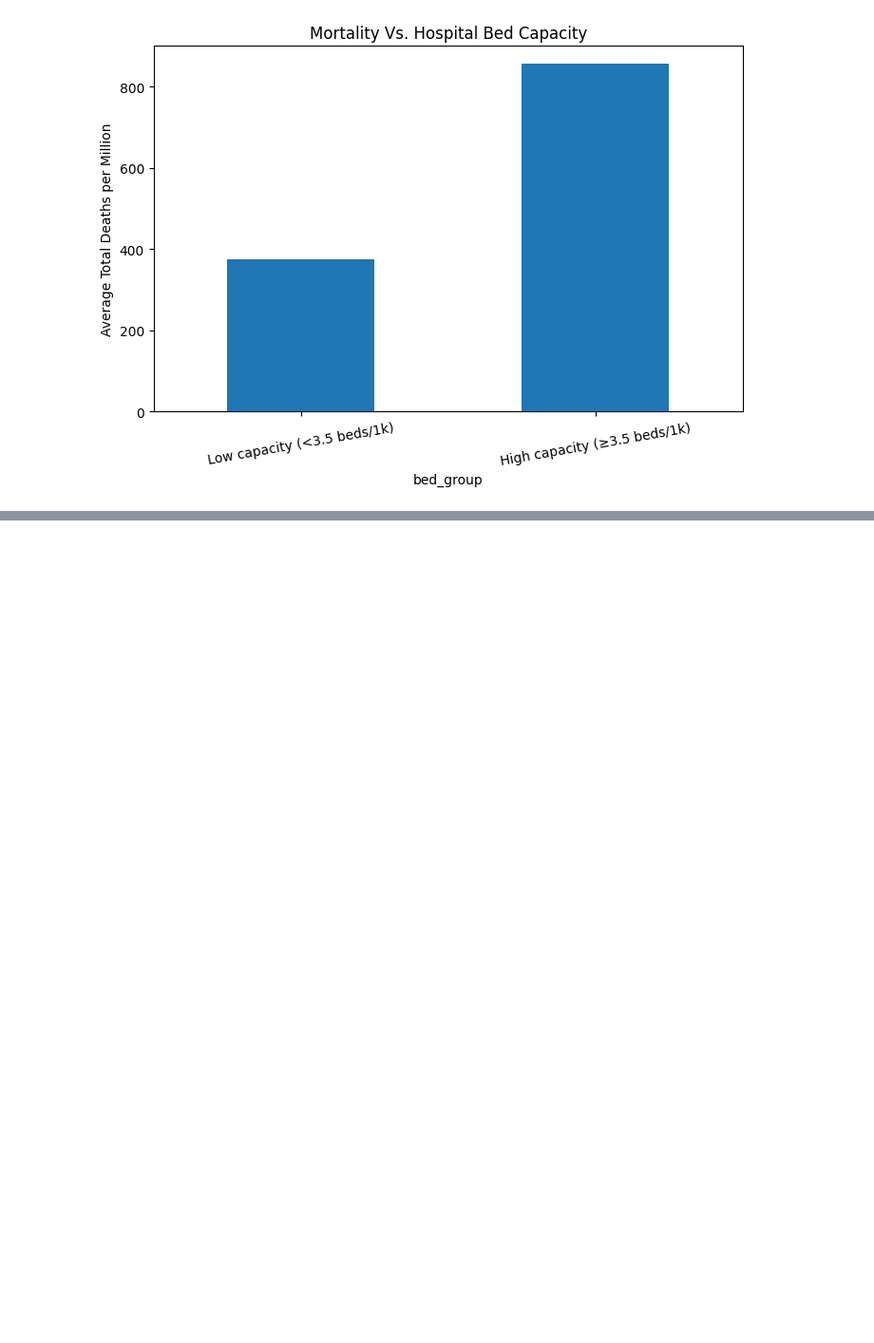
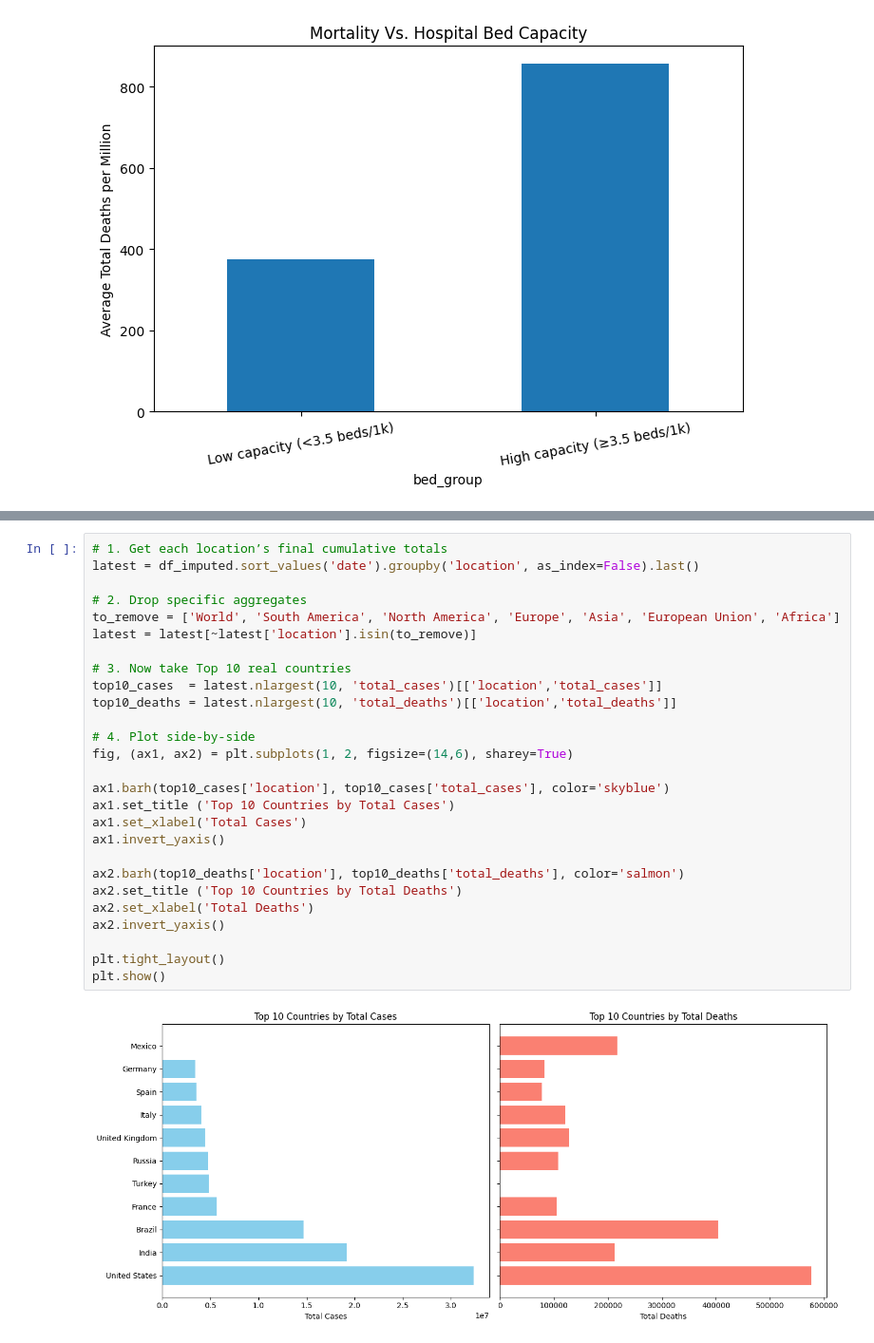
Before and after one commit to rushali09/Covid-Analysis-Dashboard, a Jupyter notebook: Documents/Project work/Pandemin Insights COVID-19 /Code_File.ipynb, the cells around one changed output, grey strips where cells are left out. Shown: that part at 95% size. Drawn from its saved outputs; the diff is of its cells as text; blank space fills up the shorter version.

```diff
--- a/Documents/Project work/Pandemin Insights COVID-19 /Code_File.ipynb
+++ b/Documents/Project work/Pandemin Insights COVID-19 /Code_File.ipynb
@@ -421,0 +468,29 @@ plt.show()
+# %%
+# 1. Get each location’s final cumulative totals
+latest = df_imputed.sort_values('date').groupby('location', as_index=False).last()
+
+# 2. Drop specific aggregates
+to_remove = ['World', 'South America', 'North America', 'Europe', 'Asia', 'European Union', 'Africa']
+latest = latest[~latest['location'].isin(to_remove)]
+
+# 3. Now take Top 10 real countries
+top10_cases  = latest.nlargest(10, 'total_cases')[['location','total_cases']]
+top10_deaths = latest.nlargest(10, 'total_deaths')[['location','total_deaths']]
+
+# 4. Plot side-by-side
+fig, (ax1, ax2) = plt.subplots(1, 2, figsize=(14,6), sharey=True)
+
+ax1.barh(top10_cases['location'], top10_cases['total_cases'], color='skyblue')
+ax1.set_title ('Top 10 Countries by Total Cases')
+ax1.set_xlabel('Total Cases')
+ax1.invert_yaxis()
+
+ax2.barh(top10_deaths['location'], top10_deaths['total_deaths'], color='salmon')
+ax2.set_title ('Top 10 Countries by Total Deaths')
+ax2.set_xlabel('Total Deaths')
+ax2.invert_yaxis()
+
+plt.tight_layout()
+plt.show()
+# %% [output]
+[figure, added]
```
Also changed, not shown: parts of 10 cells of this notebook.
